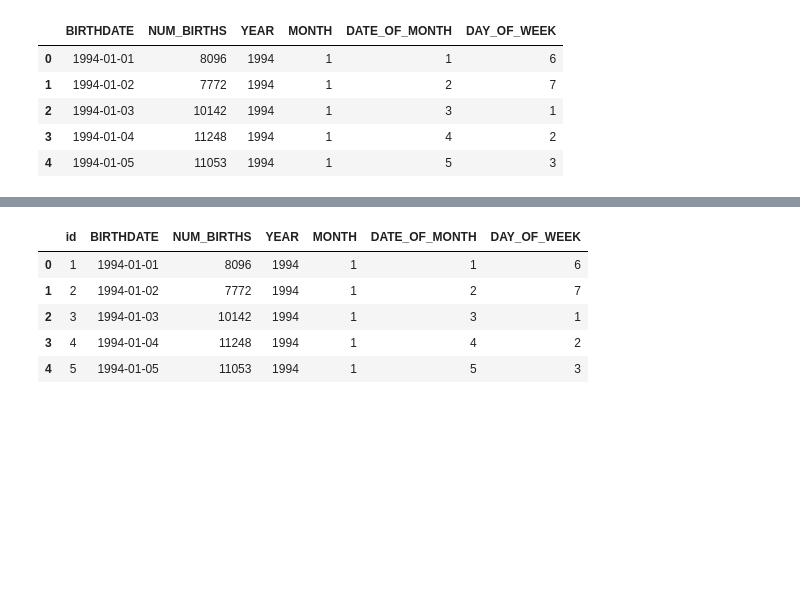
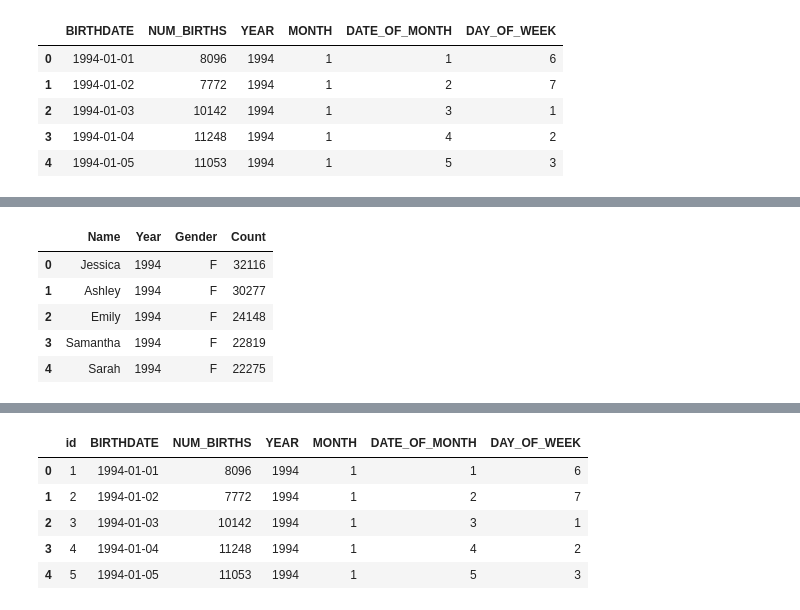
Before and after one commit to tjkulbeth/ETL-Project, a Jupyter notebook: ETL_Project_TK_ES.ipynb, the cells around one changed output, grey strips where cells are left out. Drawn from its saved outputs; the diff is of its cells as text; code cells hidden in the pictures; blank space fills up the shorter version.

```diff
--- a/ETL_Project_TK_ES.ipynb
+++ b/ETL_Project_TK_ES.ipynb
@@ -93,0 +138,8 @@ births_df.head()
+# %%
+#clean up any empty rows
+print(f"Non-NA values per column:\n{cleaned_years_df.count()}")
+
+#Remove any rows with empty cells
+cleaned_names_df = cleaned_years_df.dropna(how='any')
+
+print(f"Total of rows with complete data now: {len(cleaned_names_df)}")
@@ -93,0 +154,9 @@ births_df.head()
+# %%
+cleaned_names_df.head()
+# %% [output]
+|  | Name | Year | Gender | Count |
+| 0 | Jessica | 1994 | F | 32116 |
+| 1 | Ashley | 1994 | F | 30277 |
+| 2 | Emily | 1994 | F | 24148 |
+| 3 | Samantha | 1994 | F | 22819 |
+| 4 | Sarah | 1994 | F | 22275 |
```
Also changed, not shown: parts of 19 cells of this notebook.
